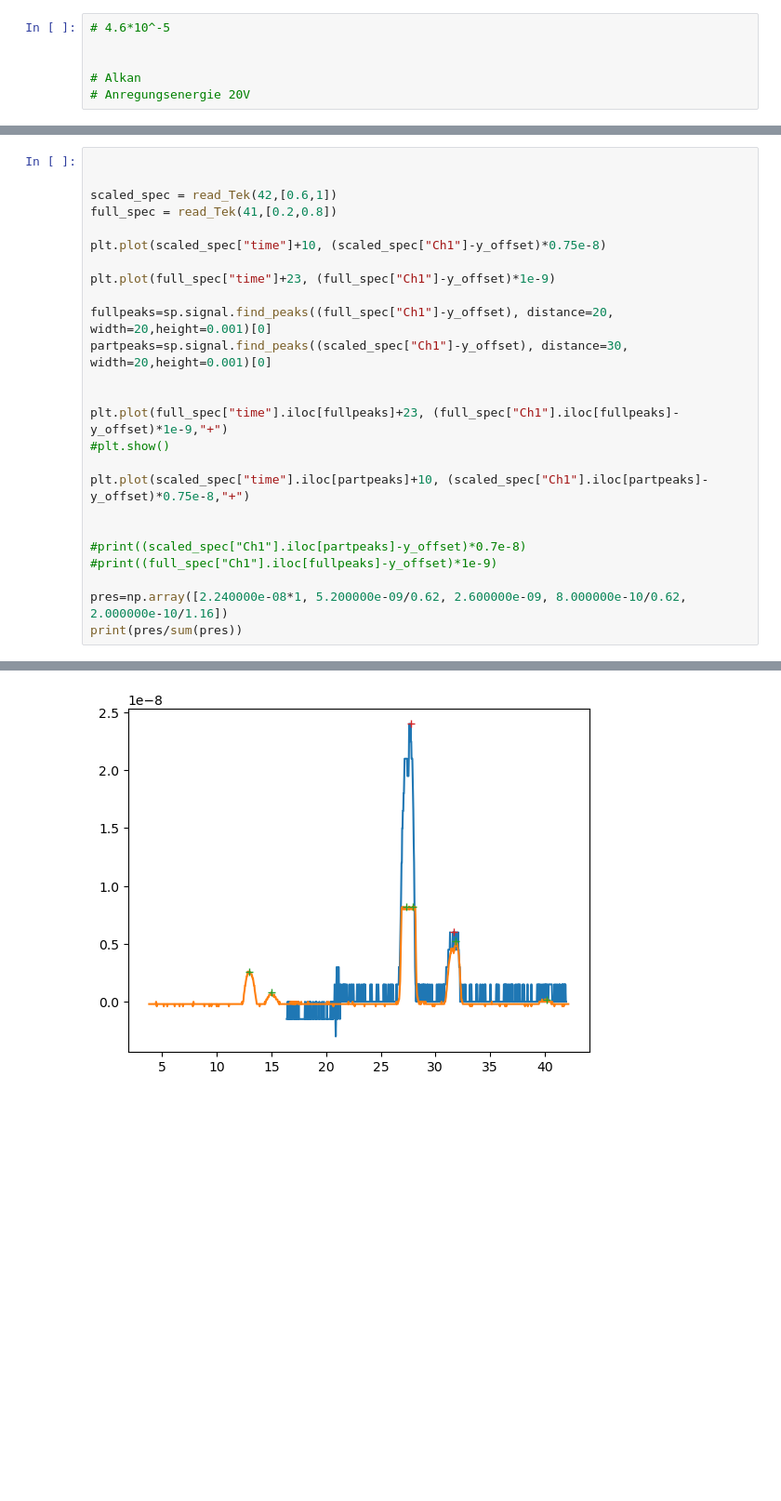
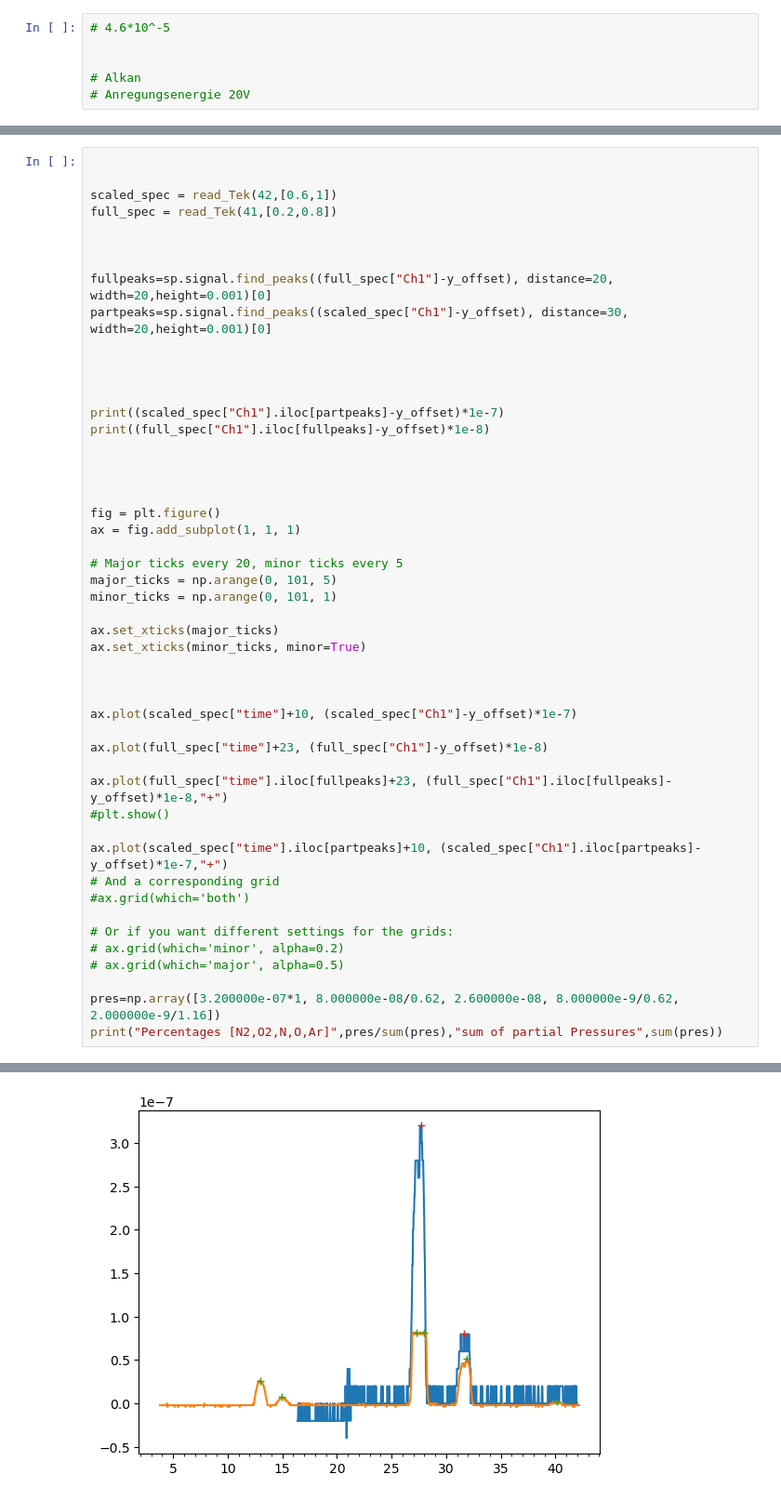
Before and after one commit to HerbertderGrosse/P3, a Jupyter notebook: Massenspektrometer/Mass_spectroskopy.ipynb, the cells around one changed output, grey strips where cells are left out. Shown at 93% size. Drawn from its saved outputs; the diff is of its cells as text; blank space fills up the shorter version.

```diff
--- a/Massenspektrometer/Mass_spectroskopy.ipynb
+++ b/Massenspektrometer/Mass_spectroskopy.ipynb
@@ -319,23 +408,47 @@ print(percentages, sum(percentages))
 scaled_spec = read_Tek(42,[0.6,1])
 full_spec = read_Tek(41,[0.2,0.8])
 
-plt.plot(scaled_spec["time"]+10, (scaled_spec["Ch1"]-y_offset)*0.75e-8)
 
-plt.plot(full_spec["time"]+23, (full_spec["Ch1"]-y_offset)*1e-9)
 
 fullpeaks=sp.signal.find_peaks((full_spec["Ch1"]-y_offset), distance=20, width=20,height=0.001)[0]
 partpeaks=sp.signal.find_peaks((scaled_spec["Ch1"]-y_offset), distance=30, width=20,height=0.001)[0]
 
 
-plt.plot(full_spec["time"].iloc[fullpeaks]+23, (full_spec["Ch1"].iloc[fullpeaks]-y_offset)*1e-9,"+")
+
+
+print((scaled_spec["Ch1"].iloc[partpeaks]-y_offset)*1e-7)
+print((full_spec["Ch1"].iloc[fullpeaks]-y_offset)*1e-8)
+
+
+
+
+fig = plt.figure()
+ax = fig.add_subplot(1, 1, 1)
+
+# Major ticks every 20, minor ticks every 5
+major_ticks = np.arange(0, 101, 5)
+minor_ticks = np.arange(0, 101, 1)
+
+ax.set_xticks(major_ticks)
+ax.set_xticks(minor_ticks, minor=True)
+
+
+
+ax.plot(scaled_spec["time"]+10, (scaled_spec["Ch1"]-y_offset)*1e-7)
+
+ax.plot(full_spec["time"]+23, (full_spec["Ch1"]-y_offset)*1e-8)
+
+ax.plot(full_spec["time"].iloc[fullpeaks]+23, (full_spec["Ch1"].iloc[fullpeaks]-y_offset)*1e-8,"+")
 #plt.show()
 
-plt.plot(scaled_spec["time"].iloc[partpeaks]+10, (scaled_spec["Ch1"].iloc[partpeaks]-y_offset)*0.75e-8,"+")
+ax.plot(scaled_spec["time"].iloc[partpeaks]+10, (scaled_spec["Ch1"].iloc[partpeaks]-y_offset)*1e-7,"+")
+# And a corresponding grid
+#ax.grid(which='both')
 
+# Or if you want different settings for the grids:
+# ax.grid(which='minor', alpha=0.2)
+# ax.grid(which='major', alpha=0.5)
 
-#print((scaled_spec["Ch1"].iloc[partpeaks]-y_offset)*0.7e-8)
-#print((full_spec["Ch1"].iloc[fullpeaks]-y_offset)*1e-9)
-
-pres=np.array([2.240000e-08*1, 5.200000e-09/0.62, 2.600000e-09, 8.000000e-10/0.62, 2.000000e-10/1.16])
-print(pres/sum(pres))
+pres=np.array([3.200000e-07*1, 8.000000e-08/0.62, 2.600000e-08, 8.000000e-9/0.62, 2.000000e-9/1.16])
+print("Percentages [N2,O2,N,O,Ar]",pres/sum(pres),"sum of partial Pressures",sum(pres))
 # %% [output]
@@ -353 +466 @@ Name: Ch1, dtype: float64
-[figure, old version]
+[figure, new version]
```
Also changed, not shown: parts of 7 cells of this notebook.
